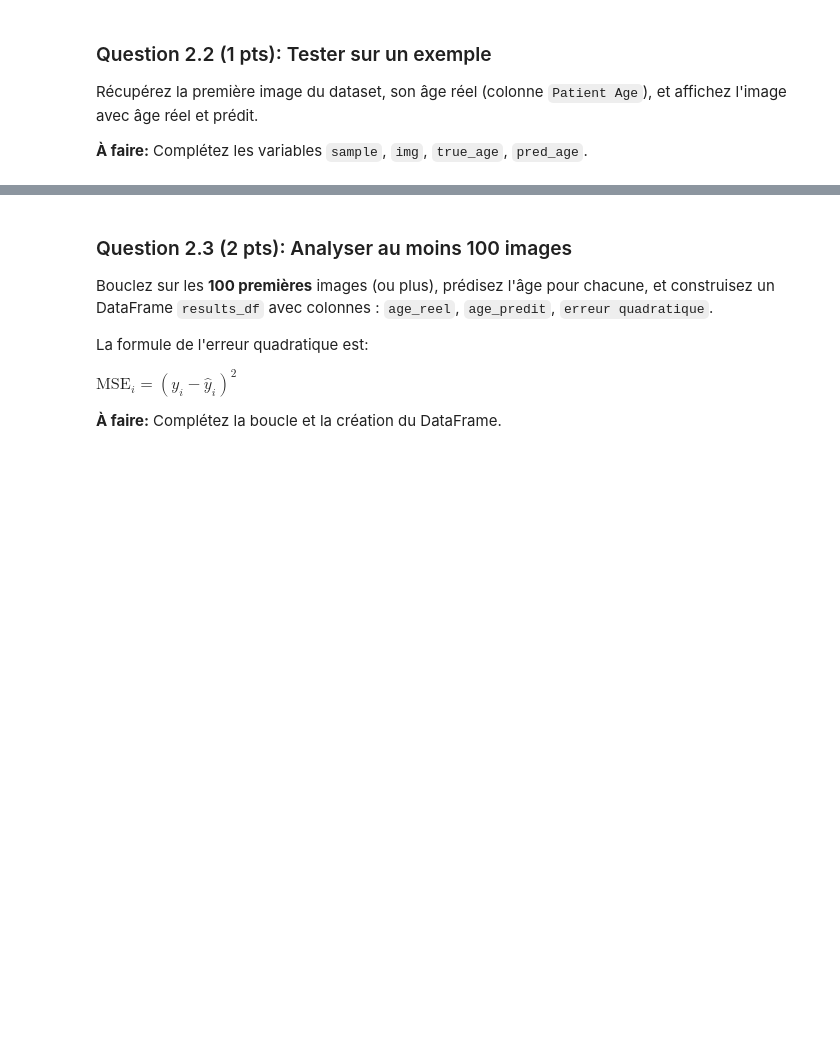
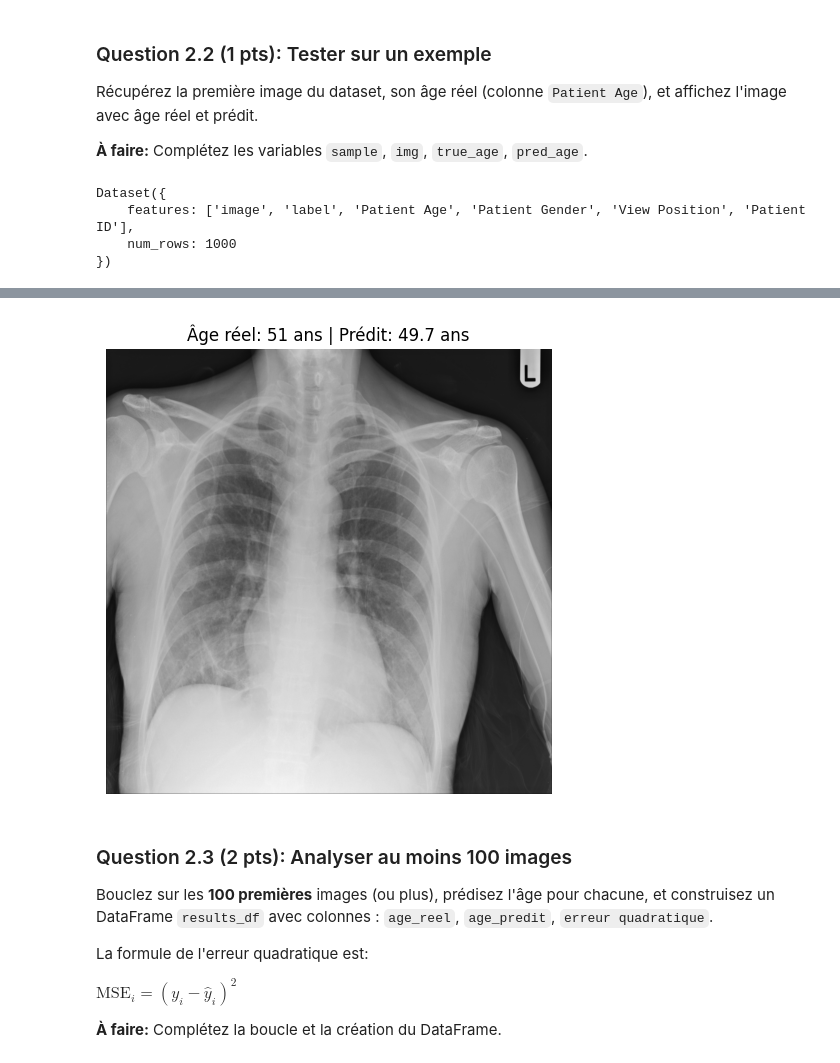
Before and after one commit to Julien2026/cours-ia-med, a Jupyter notebook: devoirs/Homework_Chest_XRay_Analysis.ipynb, the cells around one changed output, grey strips where cells are left out. Cells and saved outputs as stored; diff of their text form; code cells hidden in the pictures; blank space fills up the shorter version.

```diff
--- a/devoirs/Homework_Chest_XRay_Analysis.ipynb
+++ b/devoirs/Homework_Chest_XRay_Analysis.ipynb
@@ -144,7 +144,7 @@ def predict_age(image, model):
         x = torch.from_numpy(img.astype(np.float32)).to(device)
 
         # TODO: prediction du model
-        pred = model(image)
+        pred = model(x)
         return float(pred[0, 0].cpu())
 # %% [markdown]
 ### Question 2.2 (1 pts): Tester sur un exemple
@@ -152,11 +152,18 @@ def predict_age(image, model):
 Récupérez la première image du dataset, son âge réel (colonne `Patient Age`), et affichez l'image avec âge réel et prédit.
 
 **À faire:** Complétez les variables `sample`, `img`, `true_age`, `pred_age`.
+# %%
+print(dataset_sample)
+# %% [output]
+Dataset({
+    features: ['image', 'label', 'Patient Age', 'Patient Gender', 'View Position', 'Patient ID'],
+    num_rows: 1000
+})
 # %%
 # TODO: Récupérez dataset_sample[0], l'image, l'âge réel (colonne 'Patient Age')
-sample = ...
-img = ...
-true_age = ...
+sample = dataset_sample[0]
+img = sample['image']
+true_age = sample['Patient Age']
 pred_age = predict_age(img, model)
 
 plt.figure(figsize=(5, 5))
@@ -165,3 +172,4 @@ plt.title(f"Âge réel: {true_age} ans | Prédit: {pred_age:.1f} ans")
 plt.axis('off')
 plt.tight_layout()
 plt.show()
+# %% [output]
@@ -168,3 +177,4 @@ plt.show()
+[figure, added]
 # %% [markdown]
 ### Question 2.3 (2 pts): Analyser au moins 100 images
 
```
Also changed, not shown: parts of 10 cells of this notebook.
